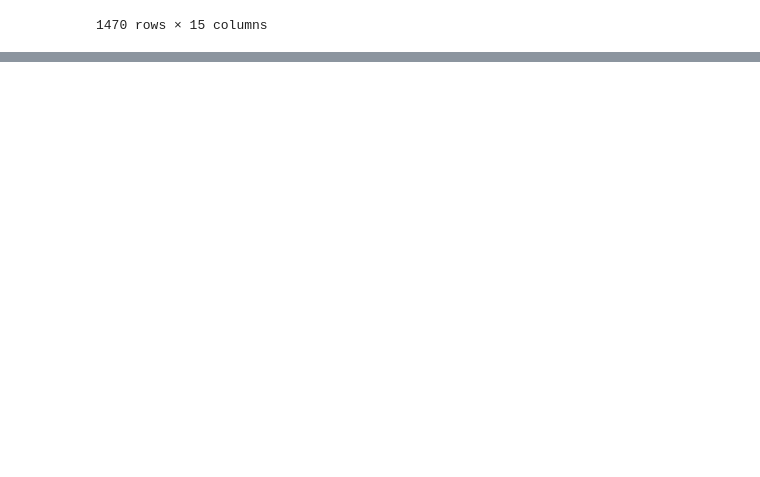
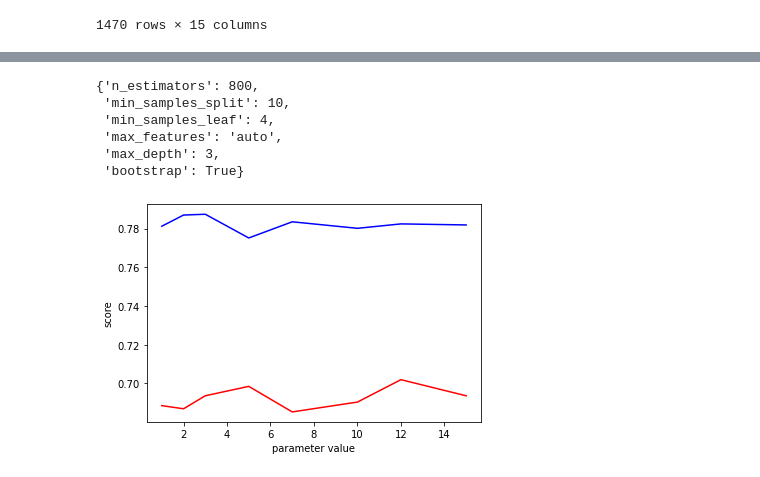
Before and after one commit to Nella796/Springboard, a Jupyter notebook: Capstone 2/Feature Engineering.ipynb, the cells around one changed output, grey strips where cells are left out. Saved outputs shown, nothing was run; the diff lists cells and outputs as text; code cells hidden in the pictures; blank space fills up the shorter version.

```diff
--- a/Capstone 2/Feature Engineering.ipynb
+++ b/Capstone 2/Feature Engineering.ipynb
@@ -43,0 +435,11 @@ y = df['Attrition']
+# %%
+random_params1 = {'bootstrap': [True, False],
+ 'max_depth': [2,3],
+ 'max_features': ['auto', 'sqrt'],
+ 'min_samples_leaf': [1, 2, 4],
+ 'min_samples_split': [2, 5, 10],
+ 'n_estimators': [200, 400, 600, 800, 1000]}
+# %%
+clf3 = RandomizedSearchCV(model3, random_params1 ,n_iter = 20, cv = 5)
+# %%
+clf3.fit(X_train, y_train.values.ravel())
@@ -43,0 +460,9 @@ y = df['Attrition']
+# %%
+clf3.best_params_
+# %% [output]
+{'n_estimators': 800,
+ 'min_samples_split': 10,
+ 'min_samples_leaf': 4,
+ 'max_features': 'auto',
+ 'max_depth': 3,
+ 'bootstrap': True}
@@ -43,0 +476,4 @@ y = df['Attrition']
+# %%
+hyper_parameter_visual(model3, random_params2, 'min_samples_leaf', [1, 2, 3, 5, 7, 10,12, 15], X_train, X_test, y_train.values.ravel(), y_test.values.ravel())
+# %% [output]
+[figure, added]
```
Also changed, not shown: parts of 64 cells of this notebook, 7 other files.
